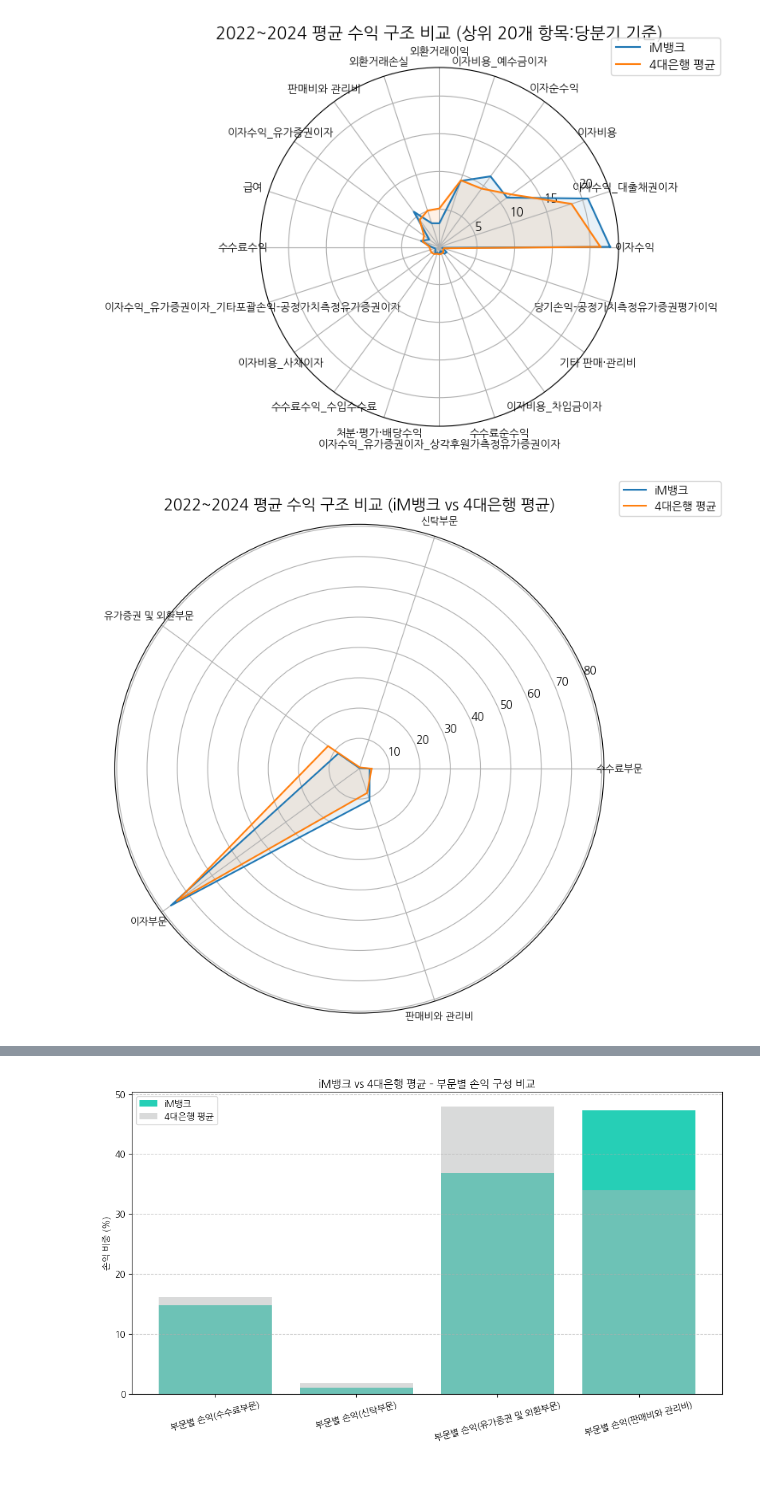
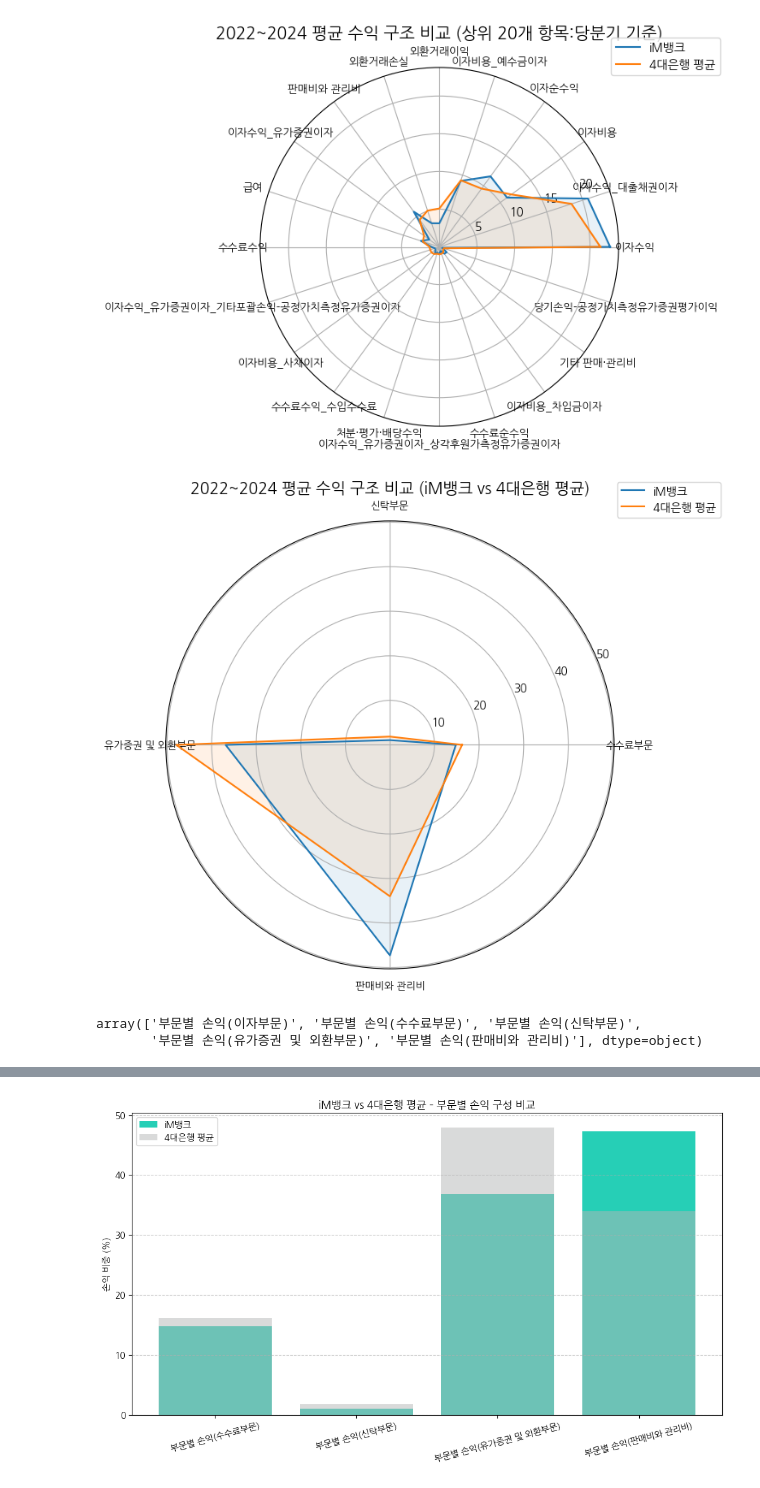
Before and after one commit to schae03/Python-Project, a Jupyter notebook: 7.22-1. 비교군 분석.ipynb, the cells around one changed output, grey strips where cells are left out. Drawn from its saved outputs; the diff is of its cells as text; code cells hidden in the pictures.

```diff
--- a/7.22-1. 비교군 분석.ipynb
+++ b/7.22-1. 비교군 분석.ipynb
@@ -167,7 +167,7 @@ import koreanize_matplotlib
 xls = pd.ExcelFile("Data/최종 프로젝트/FISIS_MultipleTable_200003-202503.xlsx")
 df = xls.parse("복수 통계표 조회결과")
 
-# df = df[df["보고서명"] != "부문별 손익(이자부문)"]
+df = df[df["보고서명"] != "부문별 손익(이자부문)"]
 
 # 1. ':당분기'로 끝나는 항목만 필터링
 df = df[df["항목"].str.endswith(":당분기")].copy()
@@ -189,31 +189,36 @@ bank_im = "아이엠뱅크"
 bank_4 = ["국민은행", "신한은행", "우리은행", "주식회사 하나은행"]
 
 compare_df = pd.DataFrame()
 compare_df["iM뱅크"] = pivot_percent.loc[bank_im]
 compare_df["4대은행 평균"] = pivot_percent.loc[bank_4].mean()
 compare_df = compare_df.T  # 행: ['iM뱅크', '4대은행 평균'], 열: 보고서명
 
 # 7. 레이블 처리: 보고서명에서 괄호 안만 추출
 labels_raw = compare_df.columns.tolist()
 labels = [lbl if pd.isna(lbl) else lbl.split("(")[-1].replace(")", "") for lbl in labels_raw]
 
 # 8. 레이더 차트 시각화
 num_vars = len(labels)
 angles = np.linspace(0, 2 * np.pi, num_vars, endpoint=False).tolist()
 angles += angles[:1]  # close loop
 
 fig, ax = plt.subplots(figsize=(8, 8), subplot_kw=dict(polar=True))
 for bank in compare_df.index:
     values = compare_df.loc[bank].tolist()
     values += values[:1]
     ax.plot(angles, values, label=bank)
     ax.fill(angles, values, alpha=0.1)
 
 ax.set_title("2022~2024 평균 수익 구조 비교 (iM뱅크 vs 4대은행 평균)", size=14)
 ax.set_xticks(angles[:-1])
 ax.set_xticklabels(labels, fontsize=9)
 ax.legend(loc="upper right", bbox_to_anchor=(1.25, 1.1))
 plt.tight_layout()
 plt.show()
 # %% [output]
-[figure, old version]
+[figure, new version]
+# %%
+df["보고서명"].unique()
+# %% [output]
+array(['부문별 손익(이자부문)', '부문별 손익(수수료부문)', '부문별 손익(신탁부문)',
+       '부문별 손익(유가증권 및 외환부문)', '부문별 손익(판매비와 관리비)'], dtype=object)
```
Also changed, not shown: parts of 9 cells of this notebook, 2 other files.
